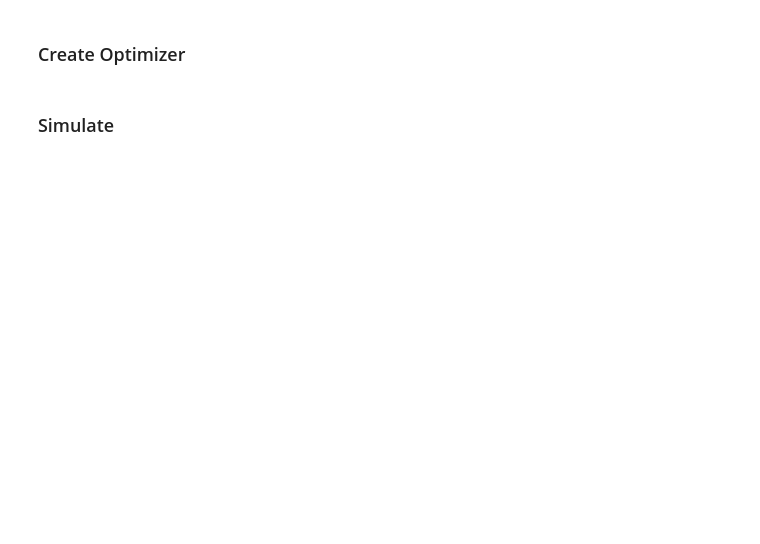
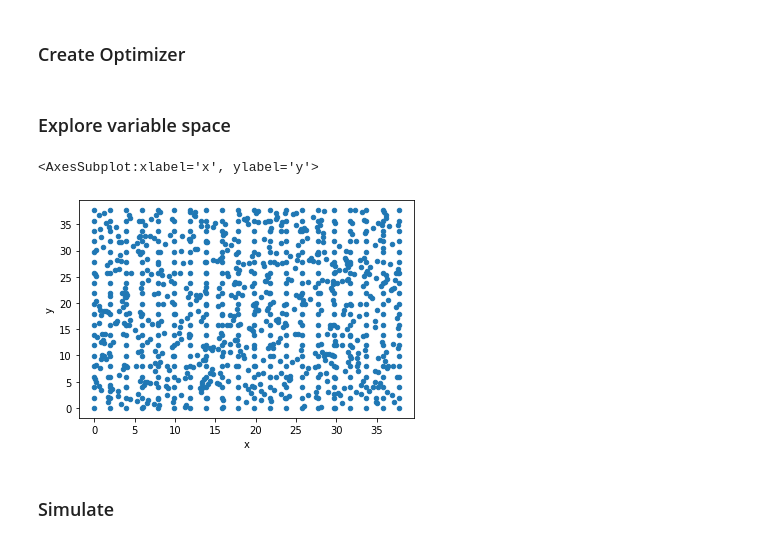
Before and after one commit to vczoni/lamarck, a Jupyter notebook: docs/examples/notebooks/local max.ipynb, the cells around one changed output. Drawn from its saved outputs; the diff is of its cells as text; code cells hidden in the pictures; blank space fills up the shorter version.

```diff
--- a/docs/examples/notebooks/local max.ipynb
+++ b/docs/examples/notebooks/local max.ipynb
@@ -62,6 +55,15 @@ opt.pop.plot.variable_pair('x', 'y')
 ### Create Optimizer
 # %%
 opt = Optimizer(population=pop, process=process)
+# %% [markdown]
+### Explore variable space
+# %%
+plotter = DataExplorer(opt)
+# %%
+plotter.variable_pair('x', 'y')
+# %% [output]
+<AxesSubplot:xlabel='x', ylabel='y'>
+[figure, added]
 # %% [markdown]
 ### Simulate
 # %%
```
Also changed, not shown: parts of 32 cells of this notebook, 25 other files.
